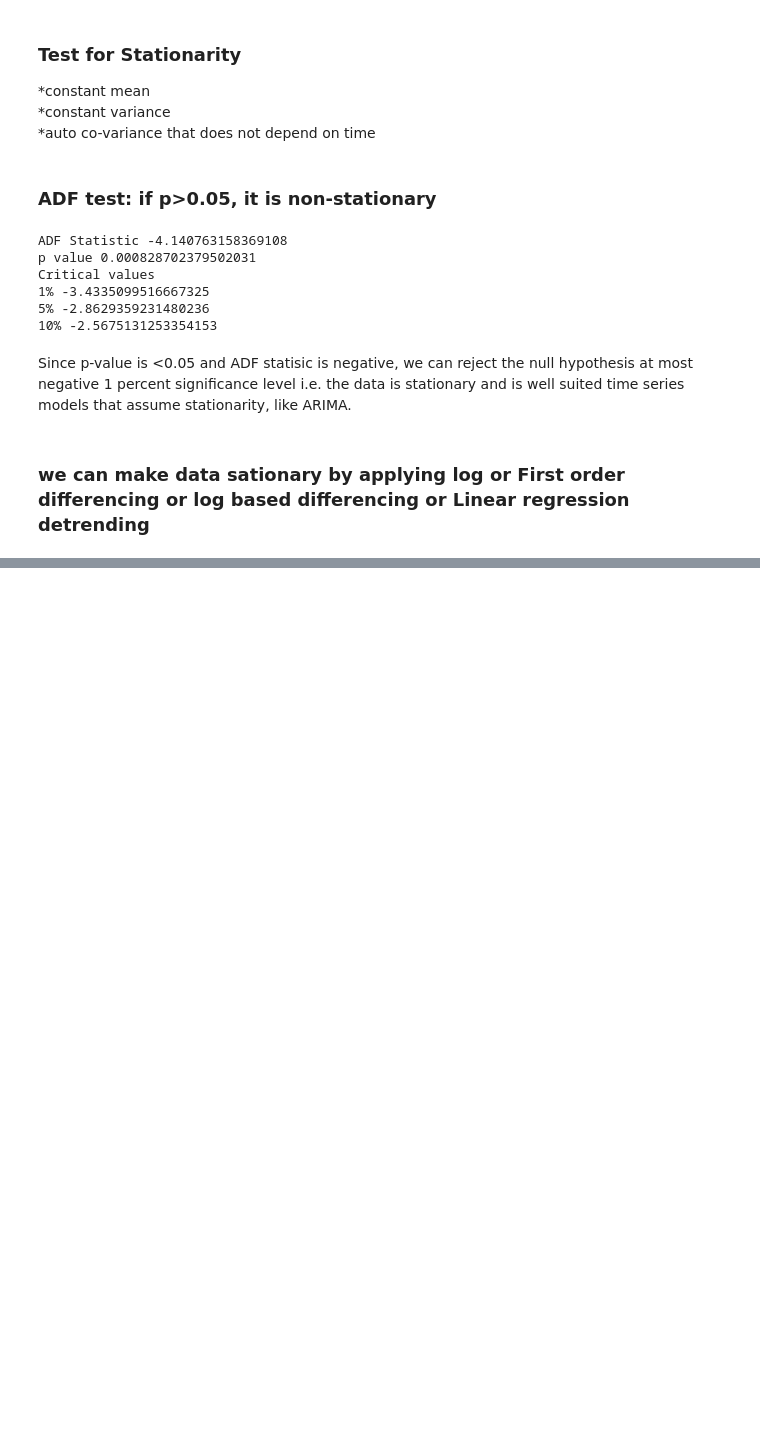
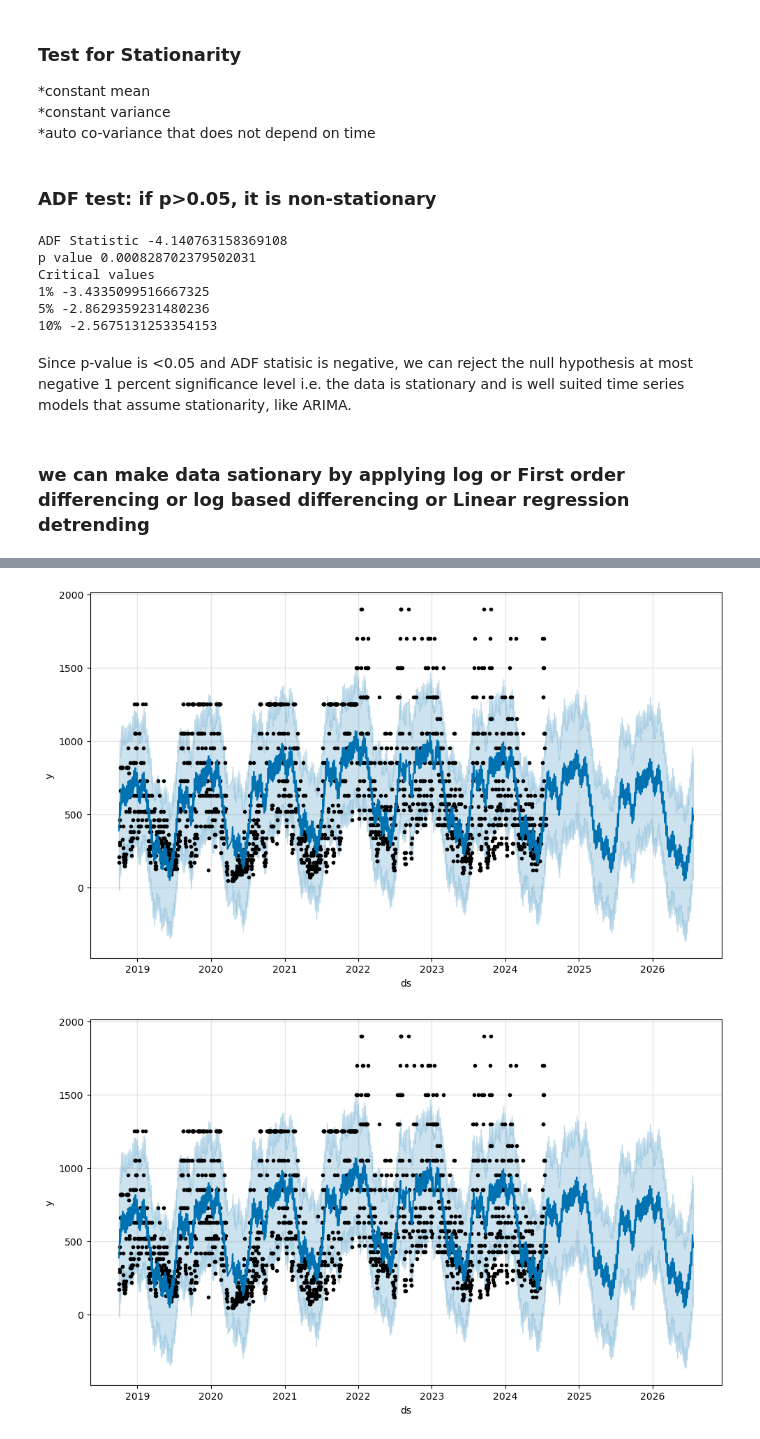
Before and after one commit to Nishaldevadiga/Data-Science, a Jupyter notebook: Mallige-TimeSeries.ipynb, the cells around one changed output, grey strips where cells are left out. Drawn from its saved outputs; the diff is of its cells as text; code cells hidden in the pictures; blank space fills up the shorter version.

```diff
--- a/Mallige-TimeSeries.ipynb
+++ b/Mallige-TimeSeries.ipynb
@@ -384,0 +507,15 @@ Since p-value is <0.05 and ADF statisic is negative, we can reject the null hypo
+# %%
+Q1 = df['Price'].quantile(0.25)
+Q3 = df['Price'].quantile(0.75)
+IQR = Q3 - Q1
+
+# Identify outliers
+outlier_condition = (df['Price'] < (Q1 - 1.5 * IQR)) | (df['Price'] > (Q3 + 1.5 * IQR))
+outliers = df[outlier_condition]
+# %%
+df = df[~outlier_condition]
+# %%
+x=pd.DataFrame(index=range(0,len(df)))
+x['ds']=df.index
+x['y']=df['Price'].values
+x.head()
@@ -384,0 +529,13 @@ Since p-value is <0.05 and ADF statisic is negative, we can reject the null hypo
+# %%
+m=Prophet(yearly_seasonality=True)
+m.fit(x)
+# Create a DataFrame for future dates
+future = m.make_future_dataframe(periods=730)  # Forecast for the next year
+
+
+# Make predictions
+forecast = m.predict(future)
+
+# View the forecast
+m.plot(forecast)
+# %% [output]
@@ -384,0 +544,2 @@ Since p-value is <0.05 and ADF statisic is negative, we can reject the null hypo
+[figure, added]
+[figure, added]
```
Also changed, not shown: parts of 41 cells of this notebook.
